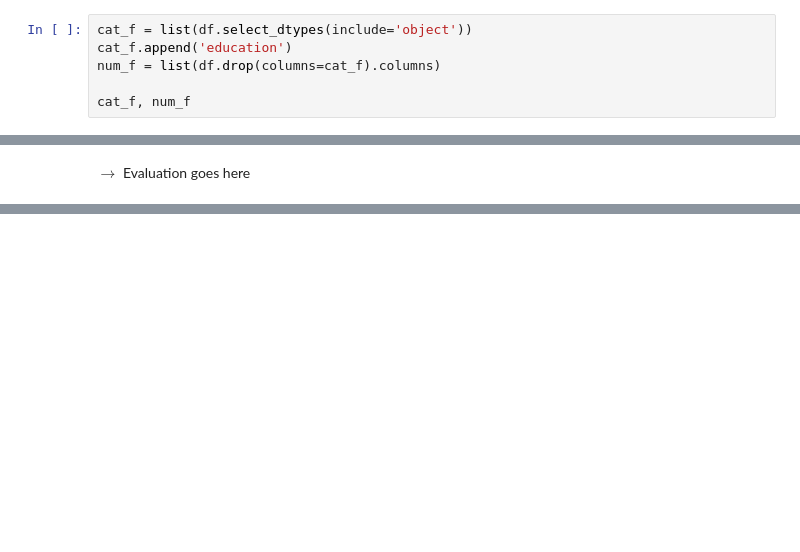
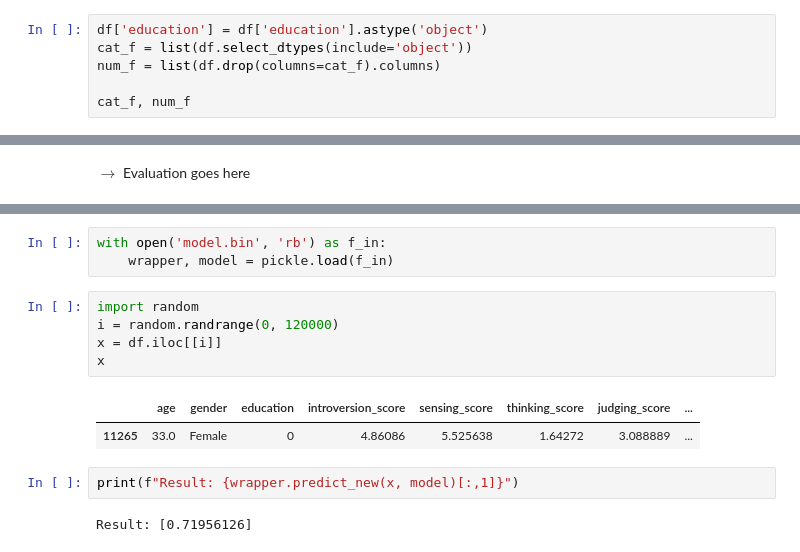
Before and after one commit to Devonroad/personal_traits_prediction, a Jupyter notebook: project/notebook.ipynb, the cells around one changed output, grey strips where cells are left out. Cells and saved outputs as stored; diff of their text form; blank space fills up the shorter version.

Commit message:
finalize model analysis and move on to deployment

```diff
--- a/project/notebook.ipynb
+++ b/project/notebook.ipynb
@@ -118,6 +131,6 @@ $\to$ Contains no duplicated values
 # %%
+df['education'] = df['education'].astype('object')
 cat_f = list(df.select_dtypes(include='object'))
-cat_f.append('education')
 num_f = list(df.drop(columns=cat_f).columns)
 
 cat_f, num_f
@@ -613,0 +771,15 @@ This include:
+# %%
+with open('model.bin', 'rb') as f_in:
+    wrapper, model = pickle.load(f_in)
+# %%
+import random
+i = random.randrange(0, 120000)
+x = df.iloc[[i]]
+x
+# %% [output]
+|  | age | gender | education | introversion_score | sensing_score | thinking_score | judging_score | ... |
+| 11265 | 33.0 | Female | 0 | 4.86086 | 5.525638 | 1.64272 | 3.088889 | ... |
+# %%
+print(f"Result: {wrapper.predict_new(x, model)[:,1]}")
+# %% [output]
+Result: [0.71956126]
```
Also changed, not shown: parts of 73 cells of this notebook, 1 other file.
